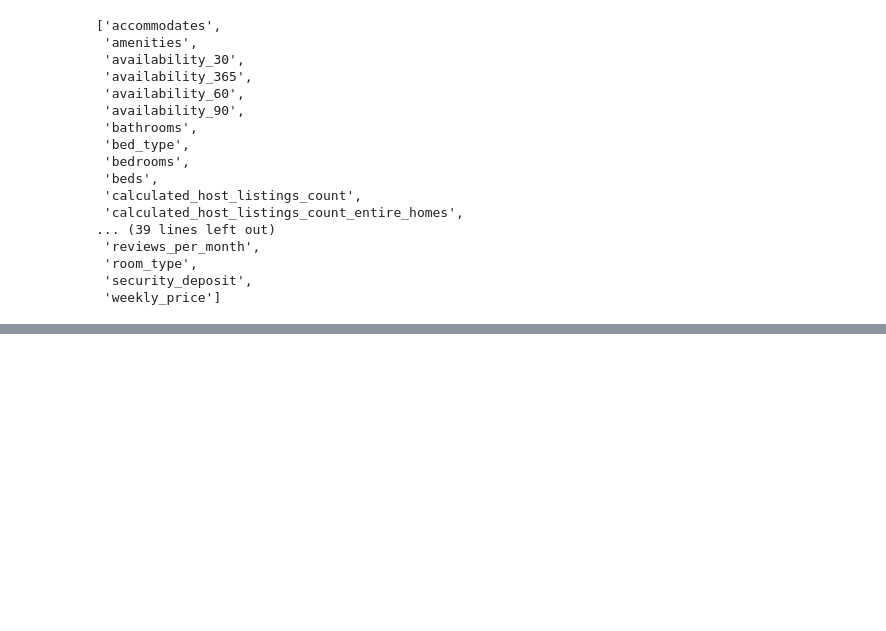
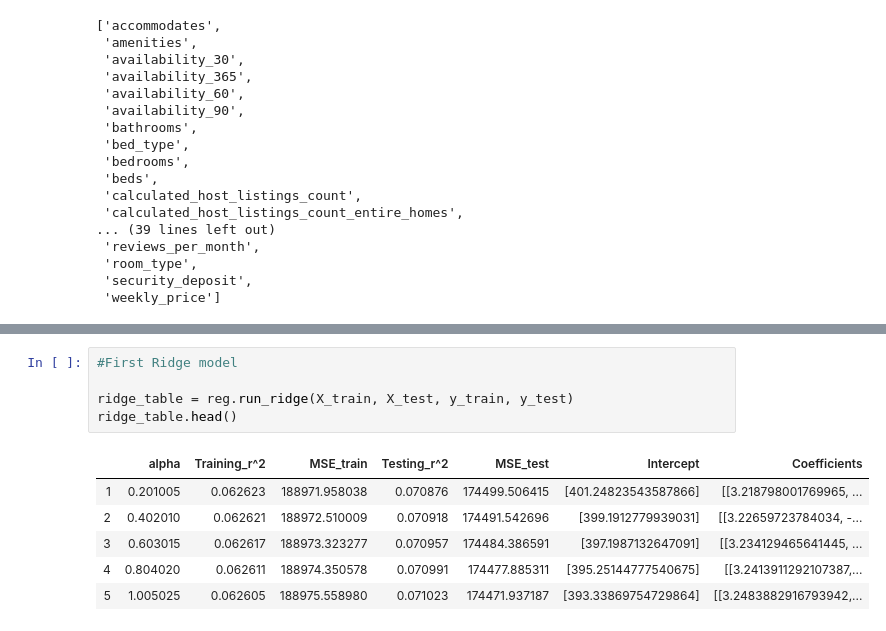
Before and after one commit to inesa-lisnic/Predicting-London-Airbnb-Prices-, a Jupyter notebook: columns.ipynb, the cells around one changed output, grey strips where cells are left out. Drawn from its saved outputs; the diff is of its cells as text; blank space fills up the shorter version.

```diff
--- a/columns.ipynb
+++ b/columns.ipynb
@@ -124,0 +198,12 @@ diff
+# %%
+#First Ridge model
+
+ridge_table = reg.run_ridge(X_train, X_test, y_train, y_test)
+ridge_table.head()
+# %% [output]
+|  | alpha | Training_r^2 | MSE_train | Testing_r^2 | MSE_test | Intercept | Coefficients |
+| 1 | 0.201005 | 0.062623 | 188971.958038 | 0.070876 | 174499.506415 | [401.24823543587866] | [[3.218798001769965, ... |
+| 2 | 0.402010 | 0.062621 | 188972.510009 | 0.070918 | 174491.542696 | [399.1912779939031] | [[3.22659723784034, -... |
+| 3 | 0.603015 | 0.062617 | 188973.323277 | 0.070957 | 174484.386591 | [397.1987132647091] | [[3.234129465641445, ... |
+| 4 | 0.804020 | 0.062611 | 188974.350578 | 0.070991 | 174477.885311 | [395.25144777540675] | [[3.2413911292107387,... |
+| 5 | 1.005025 | 0.062605 | 188975.558980 | 0.071023 | 174471.937187 | [393.33869754729864] | [[3.2483882916793942,... |
```
Also changed, not shown: parts of 8 cells of this notebook, 4 other files.
